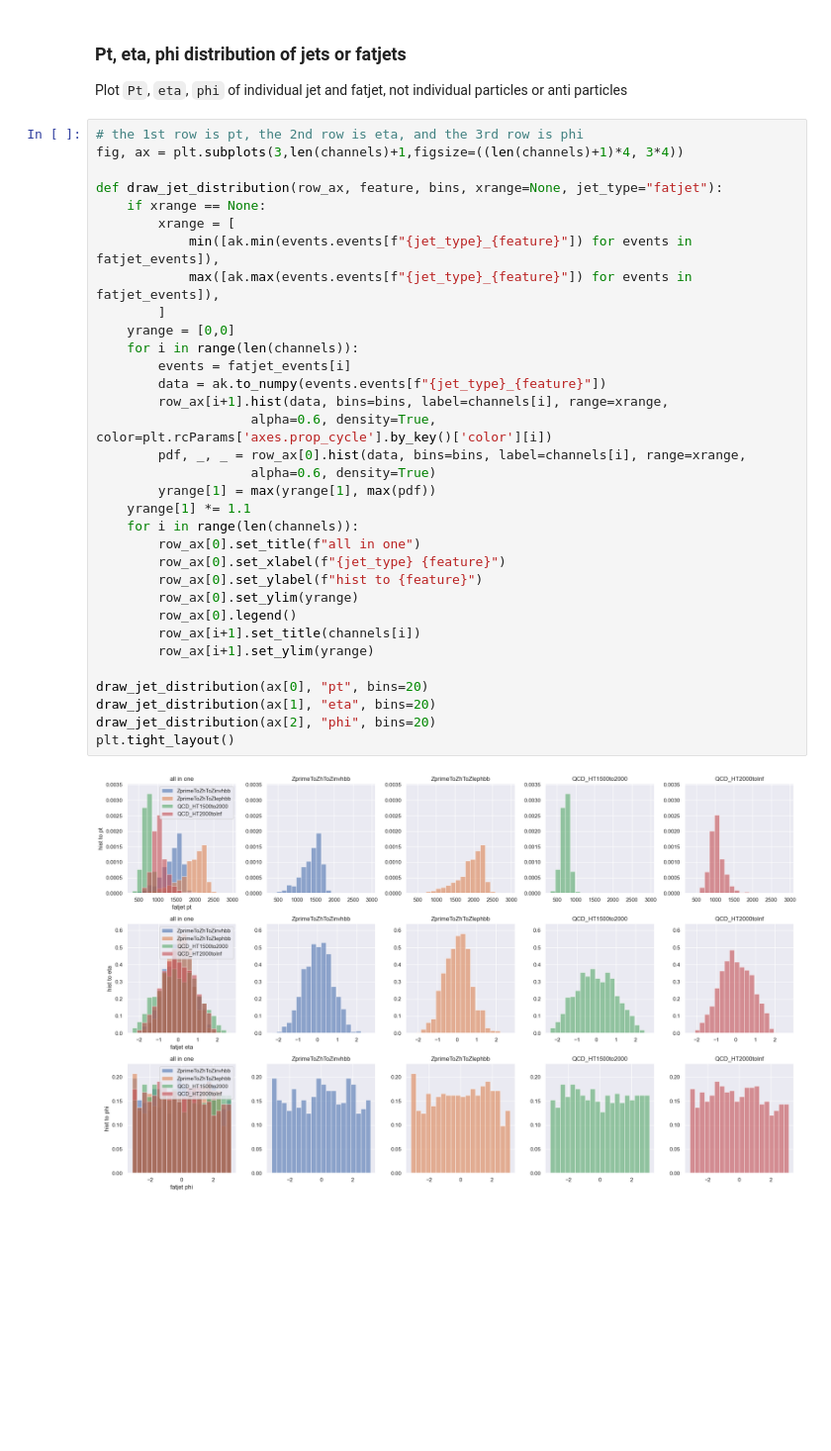
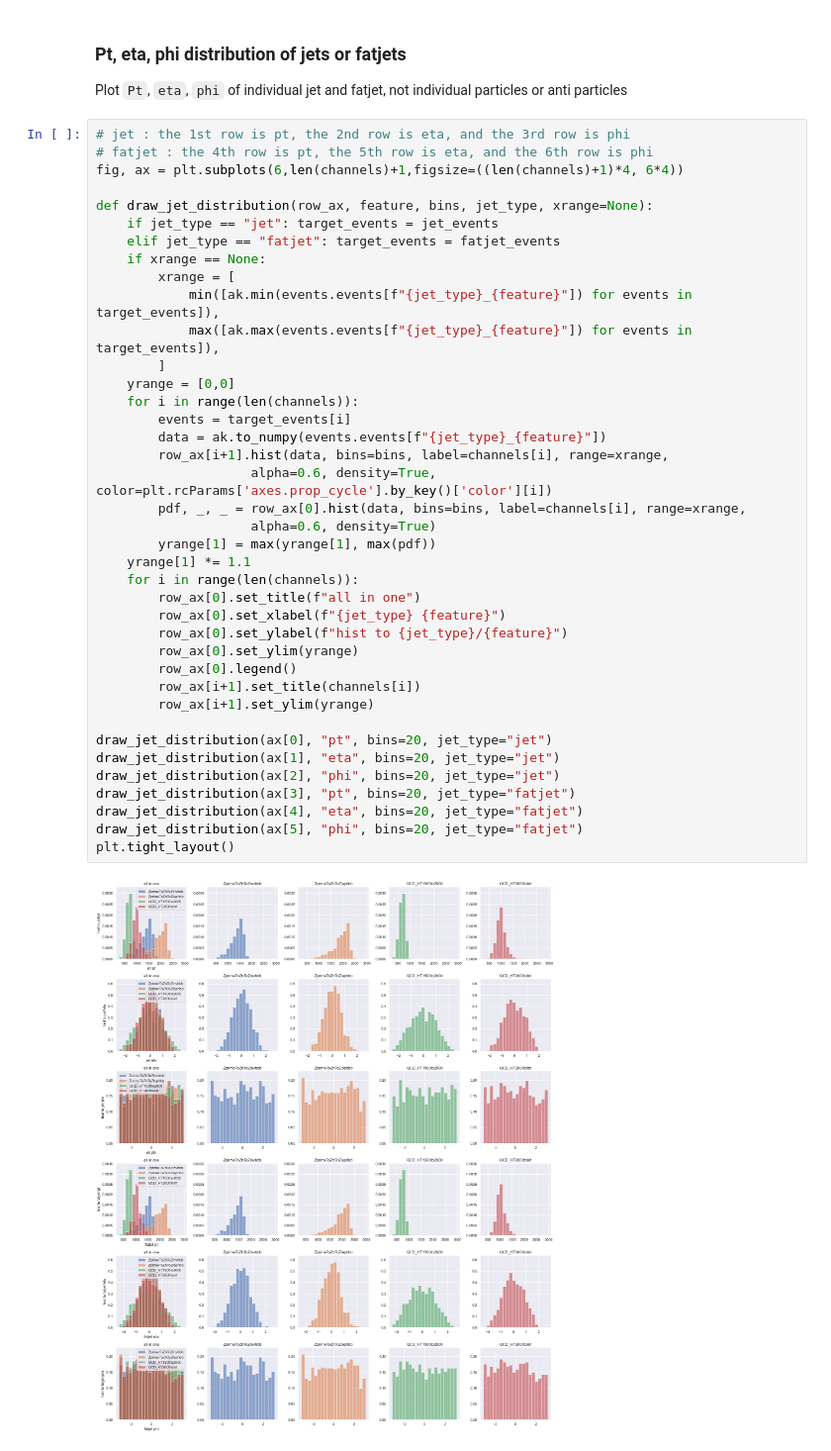
Before and after one commit to maplexgitx0302/QML-CMSSW_2015MiniAOD, a Jupyter notebook: LocalWorkspace/demo_jet_info.ipynb, the cells around one changed output. Shown: that part at 99% size. Cells and saved outputs as stored; diff of their text form; blank space fills up the shorter version.

```diff
--- a/LocalWorkspace/demo_jet_info.ipynb
+++ b/LocalWorkspace/demo_jet_info.ipynb
@@ -110,37 +127,43 @@ plt.tight_layout()
 
 Plot `Pt`, `eta`, `phi` of individual jet and fatjet, not individual particles or anti particles
 # %%
-# the 1st row is pt, the 2nd row is eta, and the 3rd row is phi
-fig, ax = plt.subplots(3,len(channels)+1,figsize=((len(channels)+1)*4, 3*4))
+# jet : the 1st row is pt, the 2nd row is eta, and the 3rd row is phi
+# fatjet : the 4th row is pt, the 5th row is eta, and the 6th row is phi
+fig, ax = plt.subplots(6,len(channels)+1,figsize=((len(channels)+1)*4, 6*4))
 
-def draw_jet_distribution(row_ax, feature, bins, xrange=None, jet_type="fatjet"):
+def draw_jet_distribution(row_ax, feature, bins, jet_type, xrange=None):
+    if jet_type == "jet": target_events = jet_events
+    elif jet_type == "fatjet": target_events = fatjet_events
     if xrange == None:
         xrange = [
-            min([ak.min(events.events[f"{jet_type}_{feature}"]) for events in fatjet_events]),
-            max([ak.max(events.events[f"{jet_type}_{feature}"]) for events in fatjet_events]),
+            min([ak.min(events.events[f"{jet_type}_{feature}"]) for events in target_events]),
+            max([ak.max(events.events[f"{jet_type}_{feature}"]) for events in target_events]),
         ]
     yrange = [0,0]
     for i in range(len(channels)):
-        events = fatjet_events[i]
+        events = target_events[i]
         data = ak.to_numpy(events.events[f"{jet_type}_{feature}"])
         row_ax[i+1].hist(data, bins=bins, label=channels[i], range=xrange,
                     alpha=0.6, density=True, color=plt.rcParams['axes.prop_cycle'].by_key()['color'][i])
         pdf, _, _ = row_ax[0].hist(data, bins=bins, label=channels[i], range=xrange,
                     alpha=0.6, density=True)
         yrange[1] = max(yrange[1], max(pdf))
     yrange[1] *= 1.1
     for i in range(len(channels)):
         row_ax[0].set_title(f"all in one")
         row_ax[0].set_xlabel(f"{jet_type} {feature}")
-        row_ax[0].set_ylabel(f"hist to {feature}")
+        row_ax[0].set_ylabel(f"hist to {jet_type}/{feature}")
         row_ax[0].set_ylim(yrange)
         row_ax[0].legend()
         row_ax[i+1].set_title(channels[i])
         row_ax[i+1].set_ylim(yrange)
 
-draw_jet_distribution(ax[0], "pt", bins=20)
-draw_jet_distribution(ax[1], "eta", bins=20)
-draw_jet_distribution(ax[2], "phi", bins=20)
+draw_jet_distribution(ax[0], "pt", bins=20, jet_type="jet")
+draw_jet_distribution(ax[1], "eta", bins=20, jet_type="jet")
+draw_jet_distribution(ax[2], "phi", bins=20, jet_type="jet")
+draw_jet_distribution(ax[3], "pt", bins=20, jet_type="fatjet")
+draw_jet_distribution(ax[4], "eta", bins=20, jet_type="fatjet")
+draw_jet_distribution(ax[5], "phi", bins=20, jet_type="fatjet")
 plt.tight_layout()
 # %% [output]
-[figure, old version]
+[figure, new version]
```
Also changed, not shown: parts of 1 cell of this notebook, 8 other files.
